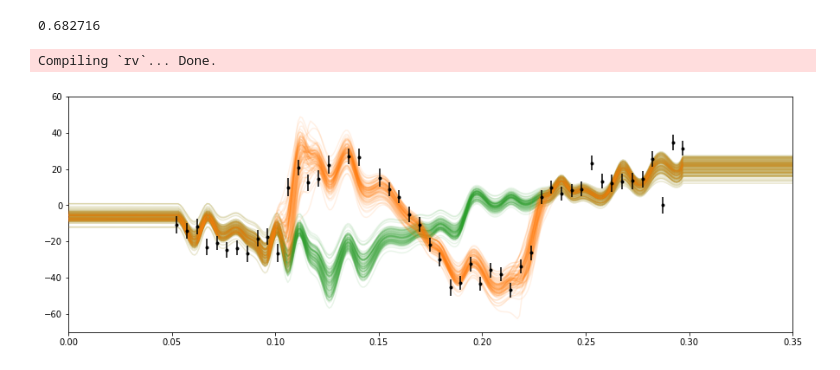
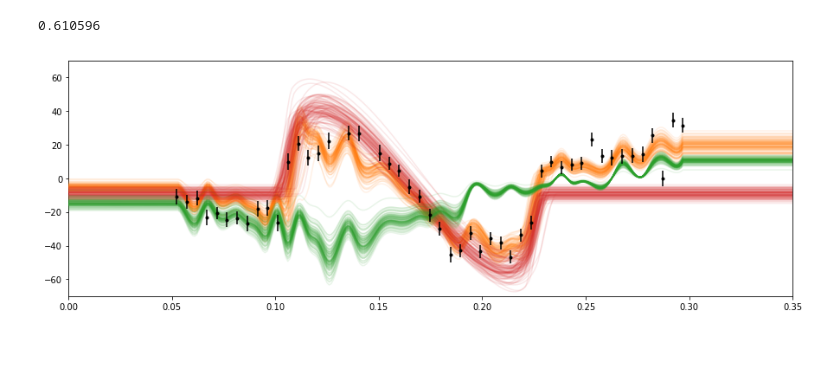
Before and after one commit to benmontet/rm_fits, a Jupyter notebook: notebooks/plot_ha_chains.ipynb, the cells around one changed output. Drawn from its saved outputs; the diff is of its cells as text; code cells hidden in the pictures.

```diff
--- a/notebooks/plot_ha_chains.ipynb
+++ b/notebooks/plot_ha_chains.ipynb
@@ -20,10 +20,10 @@ plt.show()
 param = chain[:,clip:,i].flatten()
 lp = len(param)
 
-boundvals = 0.2,20.4
+boundvals = 13-10, 13+10
 len(param[(param < boundvals[1]) & (param > boundvals[0])])/lp
 # %% [output]
-0.682716
+0.610596
 # %%
 sc = np.shape(chain)
 clip = 2000
@@ -125,22 +125,22 @@ def rmcurve_mm(tarr, params):
 tarr = np.arange(0, 0.5, 0.001)
 rv_out = np.zeros((100, len(tarr)))
 trend_out = np.zeros((100, len(tarr)))
+rv0_out = np.zeros((100, len(tarr)))
 
 for i in range(100):
-    rv_out[i], trend_out[i] = rmcurve_mm(tarr, igburn[rand[i]])
+    rv_out[i], trend_out[i], rv0_out[i] = rmcurve_mm(tarr, igburn[rand[i]])
-# %% [output]
-Compiling `rv`... Done.
 # %%
 plt.figure(figsize=(15,5))
 
 plt.plot(tarr, rv_out.T, 'C1', alpha=0.1, zorder=3)
-plt.plot(tarr, trend_out.T, 'C2', alpha=0.1)
+plt.plot(tarr, rv0_out.T, 'C3', alpha=0.1, zorder=3)
+plt.plot(tarr, trend_out.T, 'C2', alpha=0.1, zorder=3)
 
 plt.errorbar(time, vels, yerr=verr, fmt='k.', zorder=5)
 
-plt.ylim(-70, 60)
+plt.ylim(-70, 70)
 plt.xlim(0.0, 0.35)
 
 plt.show()
 # %% [output]
-[figure, old version]
+[figure, new version]
```
Also changed, not shown: parts of 3 cells of this notebook, 3 other files.
